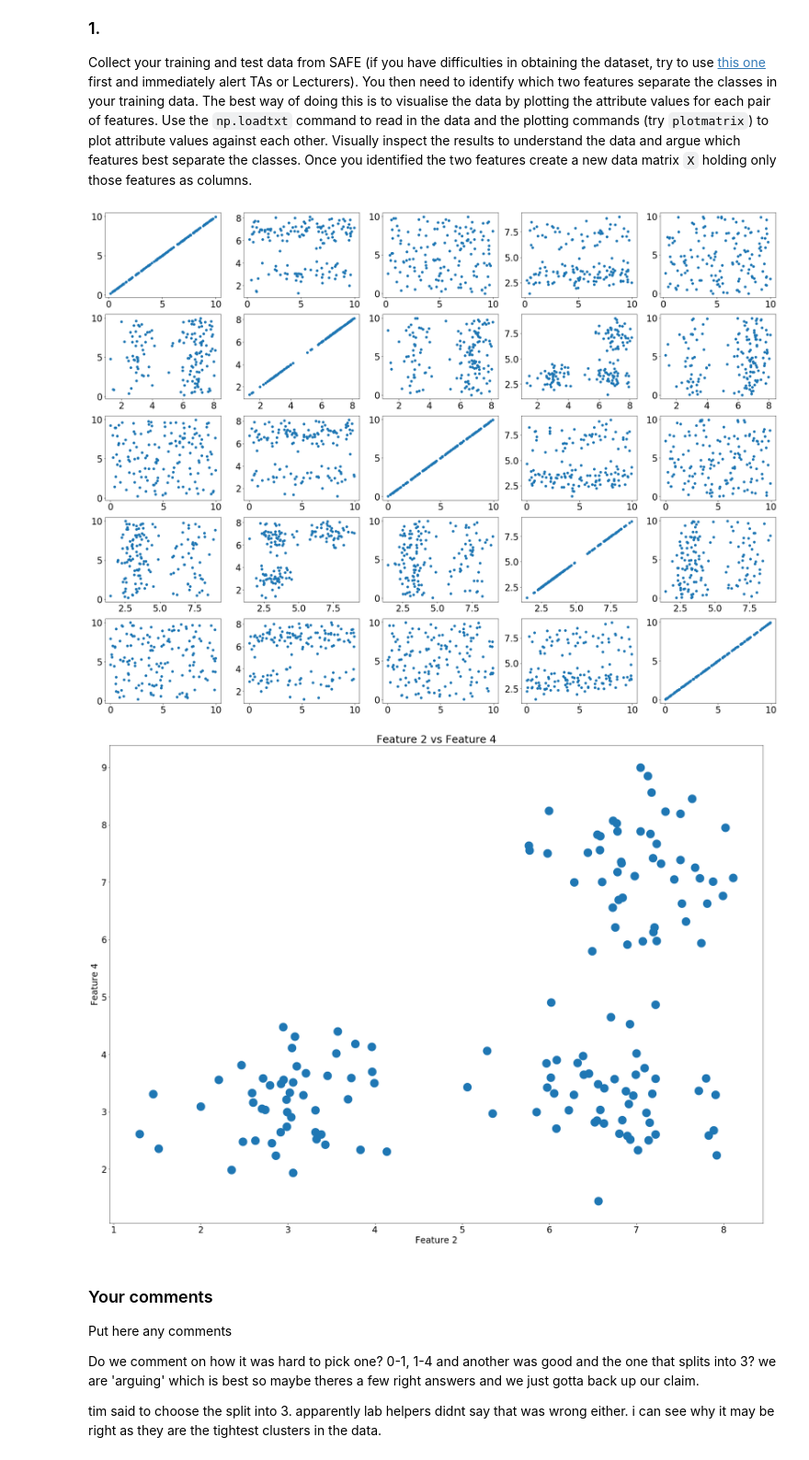
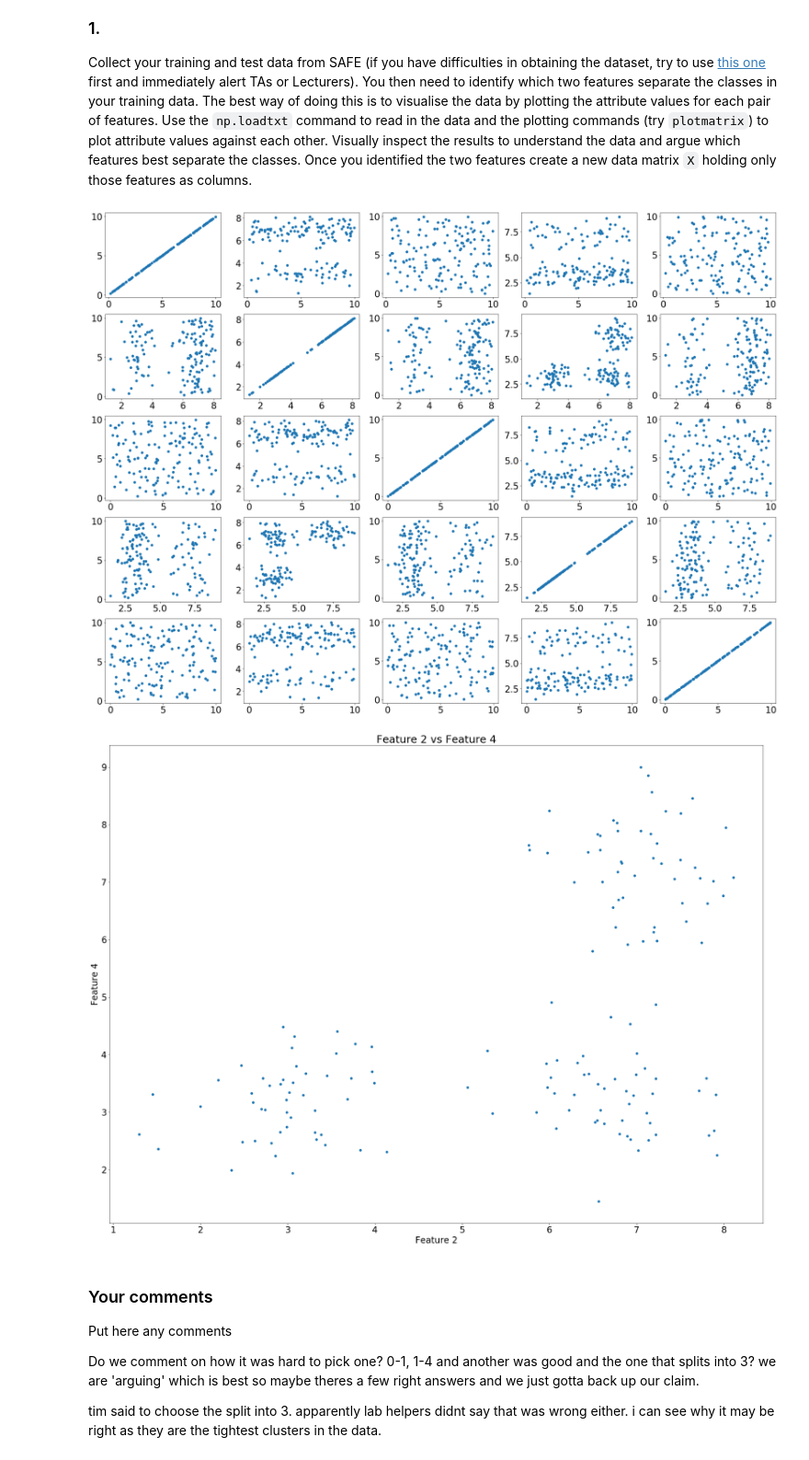
Before and after one commit to ainsleyrutterford/Clustering-and-Classifying-Data, a Jupyter notebook: cw1.ipynb, the cells around one changed output. Shown at 92% size. Drawn from its saved outputs; the diff is of its cells as text; code cells hidden in the pictures.

```diff
--- a/cw1.ipynb
+++ b/cw1.ipynb
@@ -32,33 +32,33 @@ Collect your training and test data from SAFE (if you have difficulties in obtai
 # %%
 def plotmatrix(Matrix):
   r, c = Matrix.shape
   fig = plt.figure()
   plotID = 1
   for i in range(c):
     for j in range(c):
       ax = fig.add_subplot( c, c, plotID )
       ax.scatter( Matrix[:,i], Matrix[:,j] )
       plotID += 1
   plt.show()
 
 # Part 1
 
 train = np.loadtxt('ar16478.train')
 
 plotmatrix(train)
 
 # plotting 2 against 4
 fig = plt.figure()
 ax = fig.add_subplot(111)
 ax.set_title('Feature 2 vs Feature 4')
 ax.set_xlabel('Feature 2')
 ax.set_ylabel('Feature 4')
-ax.scatter(train[:,1], train[:,3], s=500)
+ax.scatter(train[:,1], train[:,3])
 
 x = np.matrix([train[:,1], train[:,3]]).T
 # %% [output]
 [figure]
-[figure, old version]
+[figure, new version]
 # %% [markdown]
 ### Your comments ###
 
```
Also changed, not shown: parts of 5 cells of this notebook.
